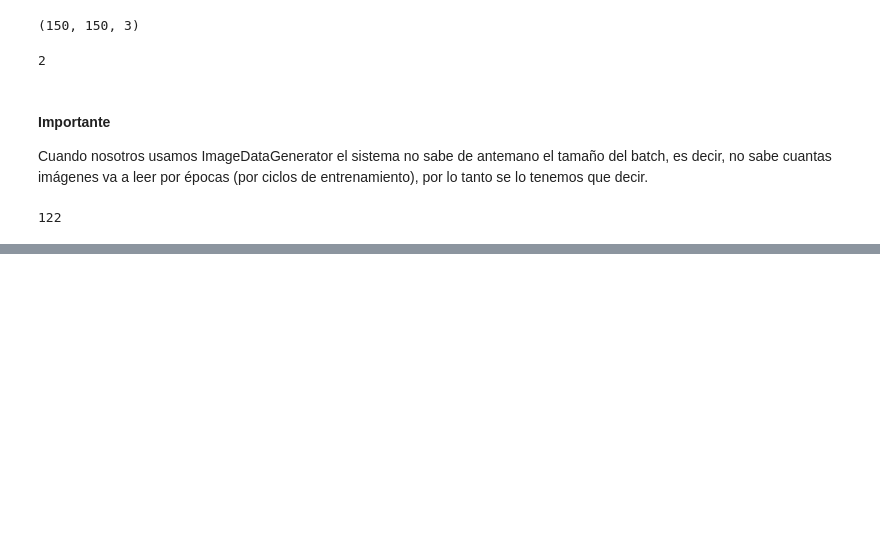
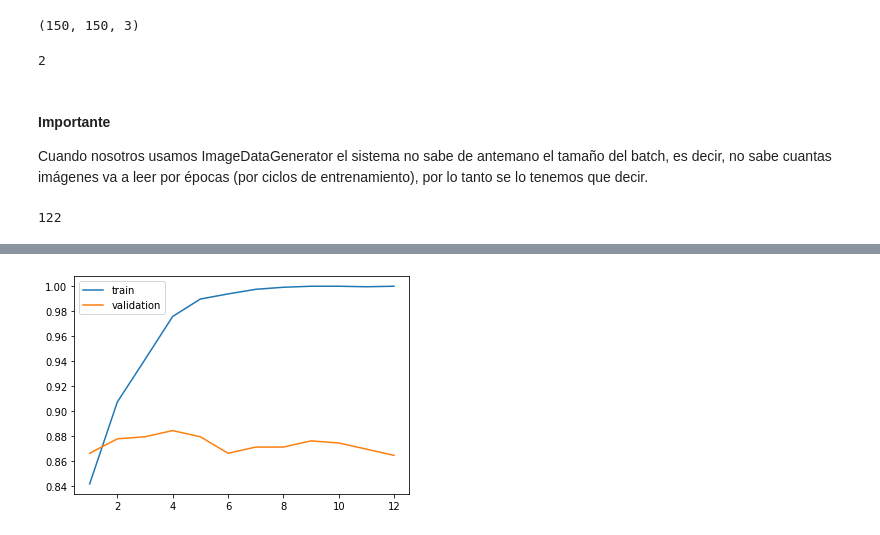
Before and after one commit to eotorresmolina/analytics_python_project, a Jupyter notebook: whats_burning.ipynb, the cells around one changed output, grey strips where cells are left out. Drawn from its saved outputs; the diff is of its cells as text; code cells hidden in the pictures; blank space fills up the shorter version.

```diff
--- a/whats_burning.ipynb
+++ b/whats_burning.ipynb
@@ -411,3 +413,24 @@ step_per_epoch_train = len(train_generator)
 step_per_epoch_train
 # %% [output]
 122
+# %%
+# Realizamos un 1er modelo con una 1 pareja de CONV+POOL
+# y una Sola capa oculta.
+from keras.layers import Dense, Flatten
+from keras.layers.convolutional import Conv2D, MaxPooling2D
+from keras.optimizers import Adam
+
+model1 = Sequential()
+
+model1.add(Conv2D(filters=8, kernel_size=(5,5), strides=1,
+                  padding='same', activation='relu',
+                  input_shape=in_shape))
+model1.add(MaxPooling2D(pool_size=2, strides=2, padding='valid'))
+model1.add(Flatten())
+model1.add(Dense(units=64, activation='relu'))
+model1.add(Dense(units=out_shape, activation='softmax'))
+
+model1.compile(optimizer='Adam', loss='categorical_crossentropy',
+               metrics=['accuracy'])
+
+model1.summary()
@@ -413,0 +456,4 @@ step_per_epoch_train
+# %%
+# Entrenamos el modelo
+history1= model1.fit(train_generator, validation_data=validation_generator,
+                      steps_per_epoch=step_per_epoch_train, epochs=12)
@@ -414,3 +478,12 @@ step_per_epoch_train
+# %%
+# Gráficamos el accuracy de train y de validation en
+# función de las epocas
+epoch_count = range(1, len(history1.history['accuracy']) + 1)
+sns.lineplot(x=epoch_count,  y=history1.history['accuracy'], label='train')
+sns.lineplot(x=epoch_count,  y=history1.history['val_accuracy'], label='validation')
+plt.show()
+# %% [output]
+[figure, added]
 # %% [markdown]
 # Validación del Modelo.
 <div align="center">
```
Also changed, not shown: parts of 18 cells of this notebook.
